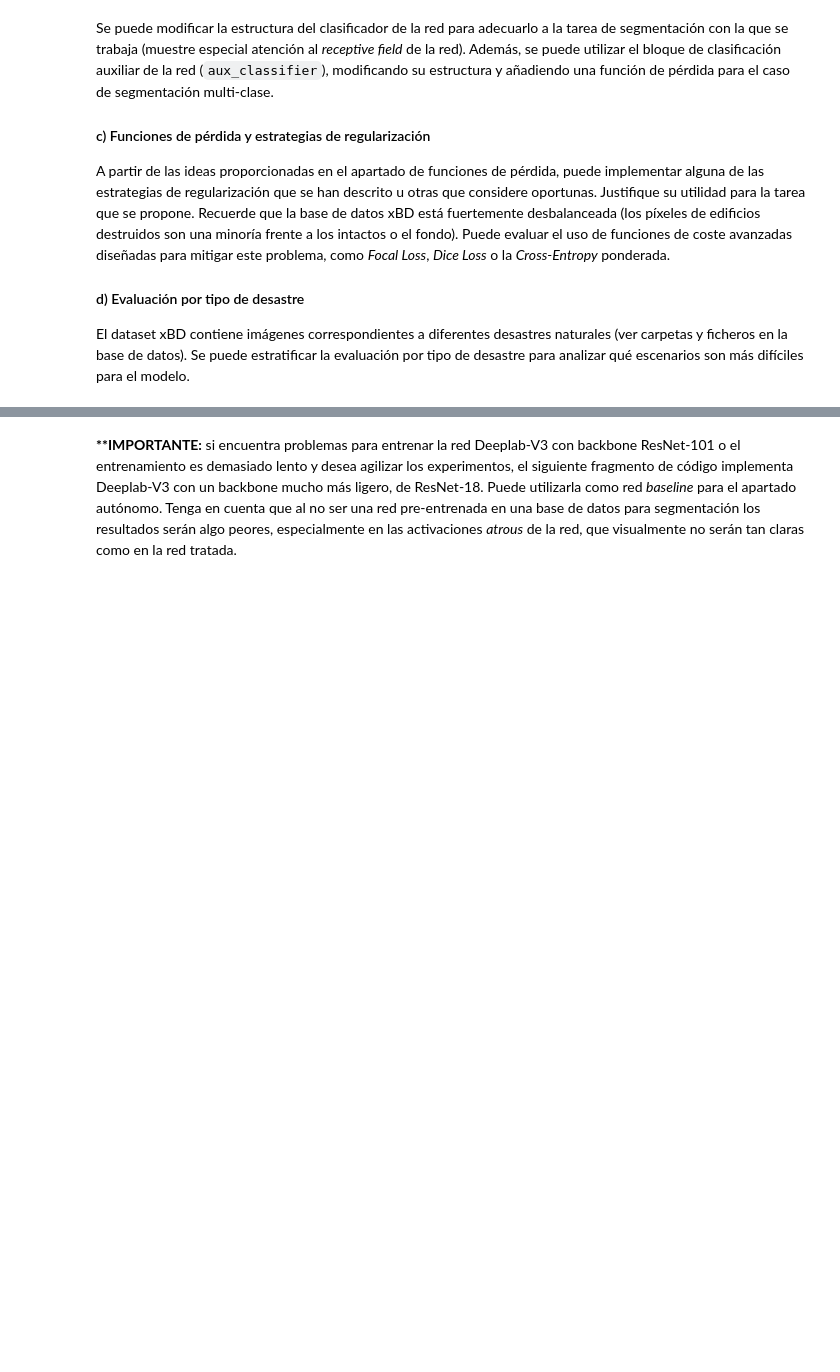
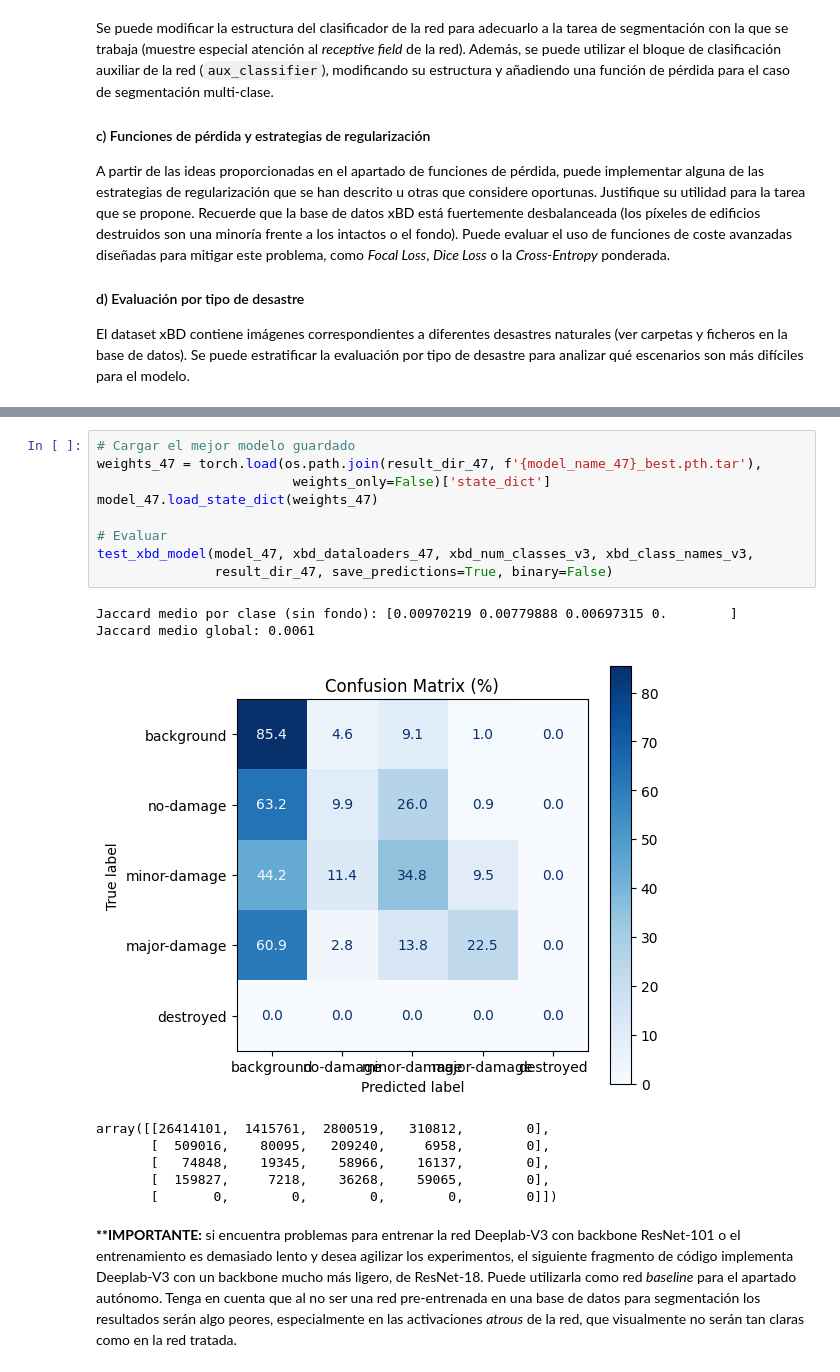
Before and after one commit to AMF064/APAI_2026, a Jupyter notebook: Proyecto2/APAI_Pr2A_ImageSegmentation_2025_2026/APAI_Pr2A_ImageSegmentation_2025_2026.ipynb, the cells around one changed output, grey strips where cells are left out. Saved outputs shown, nothing was run; the diff lists cells and outputs as text; blank space fills up the shorter version.

```diff
--- a/Proyecto2/APAI_Pr2A_ImageSegmentation_2025_2026/APAI_Pr2A_ImageSegmentation_2025_2026.ipynb
+++ b/Proyecto2/APAI_Pr2A_ImageSegmentation_2025_2026/APAI_Pr2A_ImageSegmentation_2025_2026.ipynb
@@ -2039,3 +2477,21 @@ El dataset xBD contiene imágenes correspondientes a diferentes desastres natura
+# %%
+# Cargar el mejor modelo guardado
+weights_47 = torch.load(os.path.join(result_dir_47, f'{model_name_47}_best.pth.tar'),
+                         weights_only=False)['state_dict']
+model_47.load_state_dict(weights_47)
+
+# Evaluar
+test_xbd_model(model_47, xbd_dataloaders_47, xbd_num_classes_v3, xbd_class_names_v3,
+               result_dir_47, save_predictions=True, binary=False)
+# %% [output]
+Jaccard medio por clase (sin fondo): [0.00970219 0.00779888 0.00697315 0.        ]
+Jaccard medio global: 0.0061
+[figure, added]
+array([[26414101,  1415761,  2800519,   310812,        0],
+       [  509016,    80095,   209240,     6958,        0],
+       [   74848,    19345,    58966,    16137,        0],
+       [  159827,     7218,    36268,    59065,        0],
+       [       0,        0,        0,        0,        0]])
 # %% [markdown]
 __**IMPORTANTE:__ si encuentra problemas para entrenar la red Deeplab-V3 con backbone ResNet-101 o el entrenamiento es demasiado lento y desea agilizar los experimentos, el siguiente fragmento de código implementa Deeplab-V3 con un backbone mucho más ligero, de ResNet-18. Puede utilizarla como red *baseline* para el apartado autónomo. Tenga en cuenta que al no ser una red pre-entrenada en una base de datos para segmentación los resultados serán algo peores, especialmente en las activaciones *atrous* de la red, que visualmente no serán tan claras como en la red tratada.
 # %%
```
Also changed, not shown: parts of 3 cells of this notebook.
